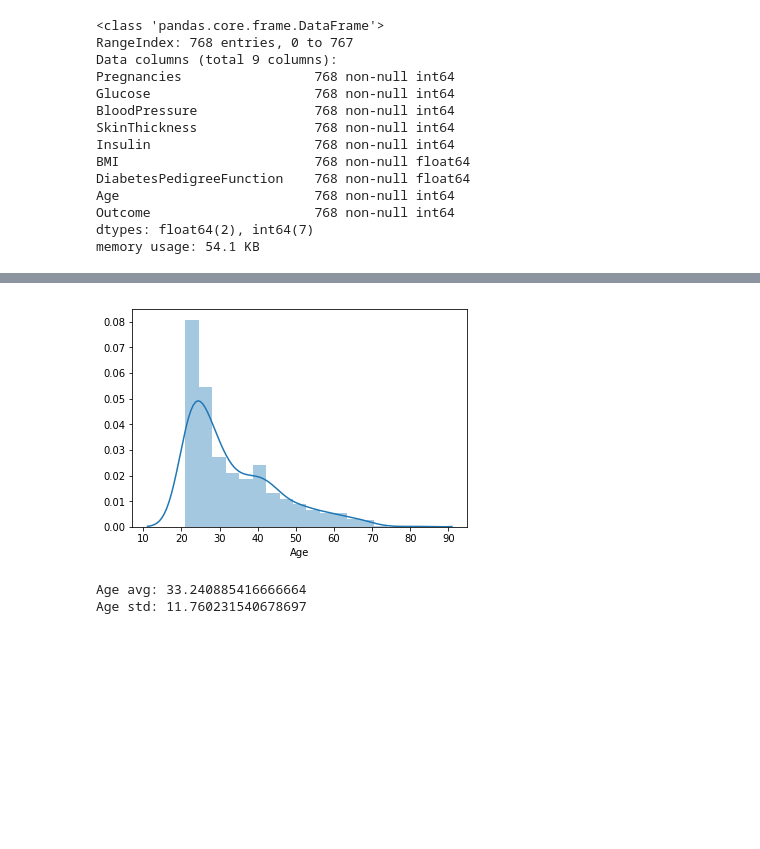
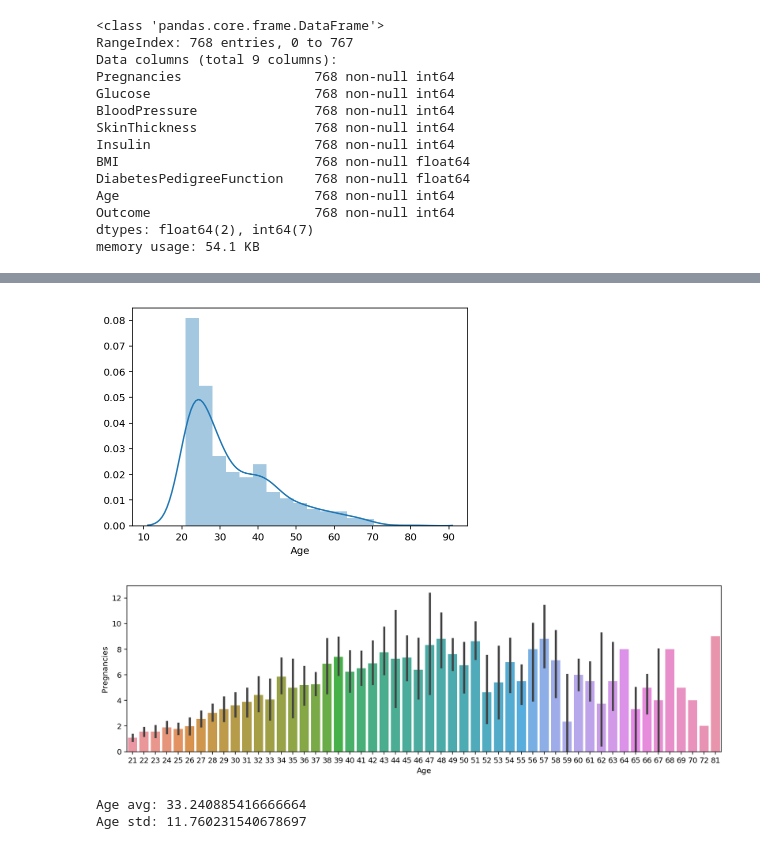
Before and after one commit to mwouts/rapids-meetup-pydata, a Jupyter notebook: prez_code_examples.ipynb, the cells around one changed output, grey strips where cells are left out. Drawn from its saved outputs; the diff is of its cells as text; code cells hidden in the pictures; blank space fills up the shorter version.

Commit message:
Add cuDF vs pandas & more examples

```diff
--- a/prez_code_examples.ipynb
+++ b/prez_code_examples.ipynb
@@ -92,11 +93,16 @@ gdf.describe()
 | 50% | 3.000000 | 117.000000 | 72.000000 | 23.000000 | 30.500000 | 32.000000 | 0.372500 | 29.000000 | ... |
 | 75% | 6.000000 | 140.250000 | 80.000000 | 32.000000 | 127.250000 | 36.600000 | 0.626250 | 41.000000 | ... |
 | max | 17.000000 | 199.000000 | 122.000000 | 99.000000 | 846.000000 | 67.100000 | 2.420000 | 81.000000 | ... |
-# %%
-# Plotting using seaborn
-ax = sns.distplot(gdf['Age'])
-# %% [output]
-[figure, removed]
+# %%
+# Plotting using seaborn
+ax = sns.distplot(gdf['Age'])
+
+# Some seaborn plots require us to fall back to pandas
+plt.figure(figsize=(14,4))
+ax = sns.barplot(x='Age', y='Pregnancies', data=gdf.to_pandas())
+# %% [output]
+[figure, added]
+[figure, added]
 # %%
 # Average, Std of columns
 print("Age avg:", gdf['Age'].mean())
```
Also changed, not shown: parts of 2 cells of this notebook, 1 other file.
